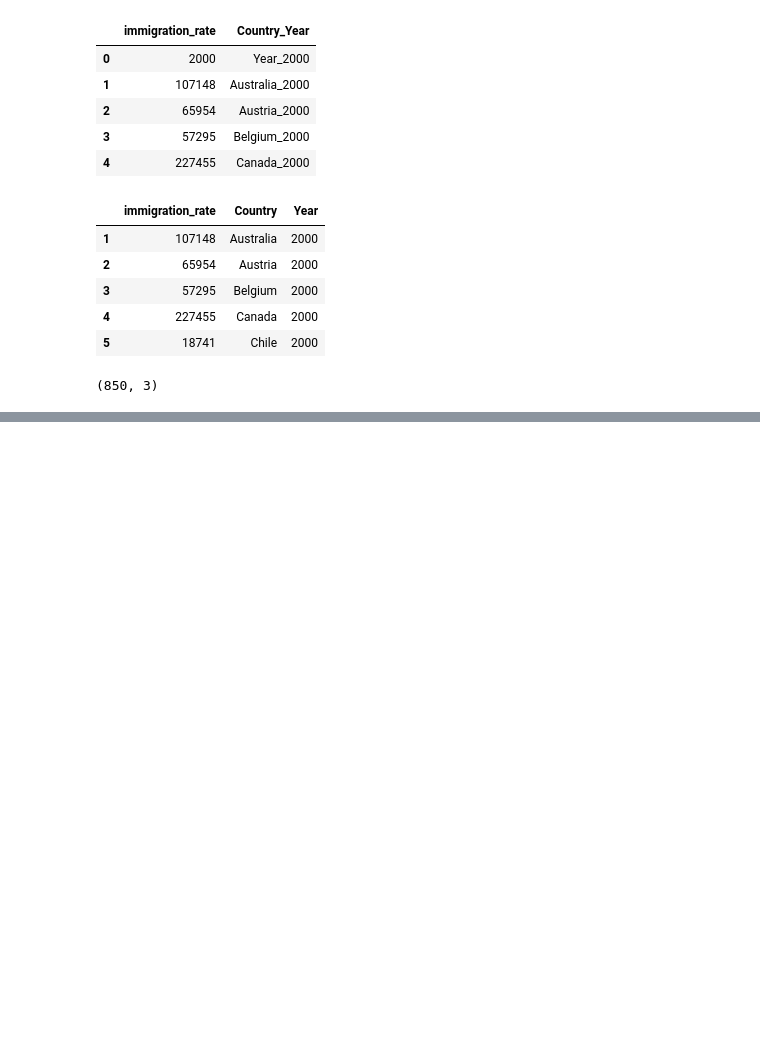
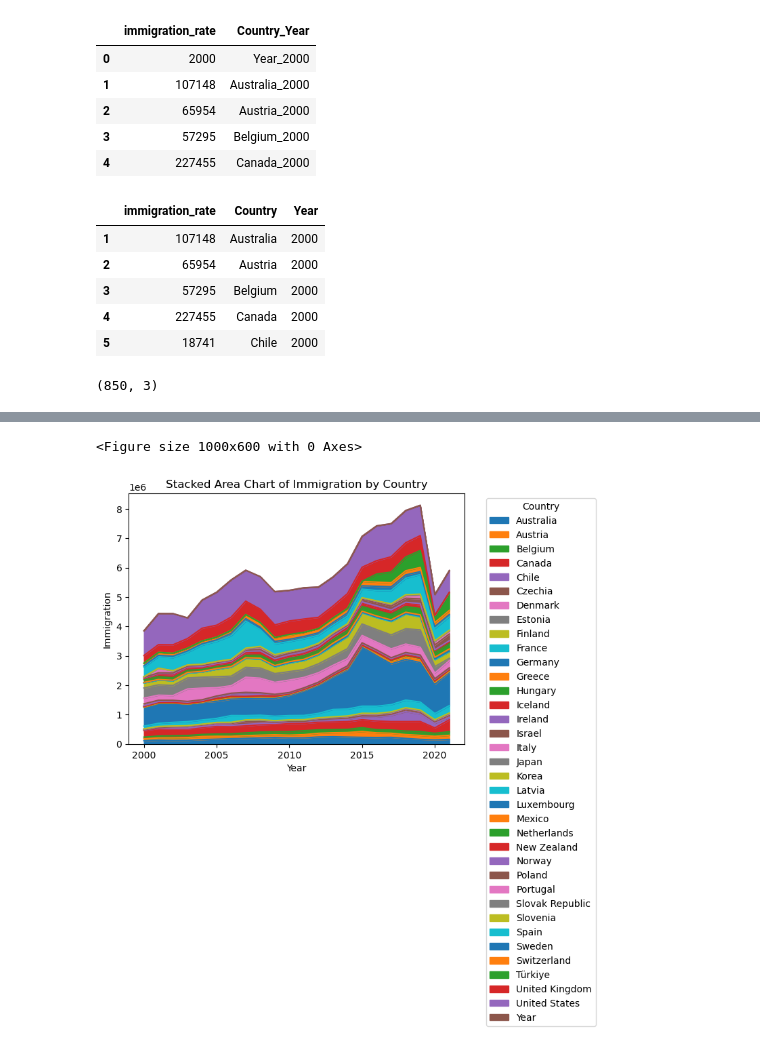
Before and after one commit to kendallgilbert180/DSAN5200-Project, a Jupyter notebook: 5200 Project/Immigration.ipynb, the cells around one changed output, grey strips where cells are left out. Saved outputs shown, nothing was run; the diff lists cells and outputs as text; code cells hidden in the pictures; blank space fills up the shorter version.

Commit message:
draft of second graph

```diff
--- a/5200 Project/Immigration.ipynb
+++ b/5200 Project/Immigration.ipynb
@@ -65,0 +56,11 @@ fig.show()
+# %%
+
+df['immigration_rate'] = pd.to_numeric(df['immigration_rate'], errors='coerce')
+df = df.dropna()
+
+pivot_df = df.pivot_table(index='Year', columns='Country', values='immigration_rate')
+pivot_df = pivot_df.drop(columns=['Year'])
+pivot_df = pivot_df.reset_index()
+
+
+pivot_df.head()
@@ -65,0 +111,6 @@ fig.show()
+# %%
+other_df = df.pivot(index = 'Country', columns = 'Year', values= 'immigration_rate')
+other_df = other_df.reset_index()
+other_df = other_df.drop(columns=['2022'])
+
+other_df.head()
@@ -65,0 +125,5 @@ fig.show()
+# %%
+other_df.set_index('Country', inplace=True)
+
+df_transposed = other_df.transpose()
+df_transposed.head()
@@ -65,0 +139,14 @@ fig.show()
+# %%
+
+
+# Plot the stacked area chart
+plt.figure(figsize=(10, 6))
+df_transposed.plot(kind='area', stacked=True)
+plt.title('Stacked Area Chart of Immigration by Country')
+plt.xlabel('Year')
+plt.ylabel('Immigration')
+plt.legend(title='Country', bbox_to_anchor=(1.05, 1), loc='upper left')
+plt.show()
+# %% [output]
+<Figure size 1000x600 with 0 Axes>
+[figure, added]
```
Also changed, not shown: parts of 10 cells of this notebook.
